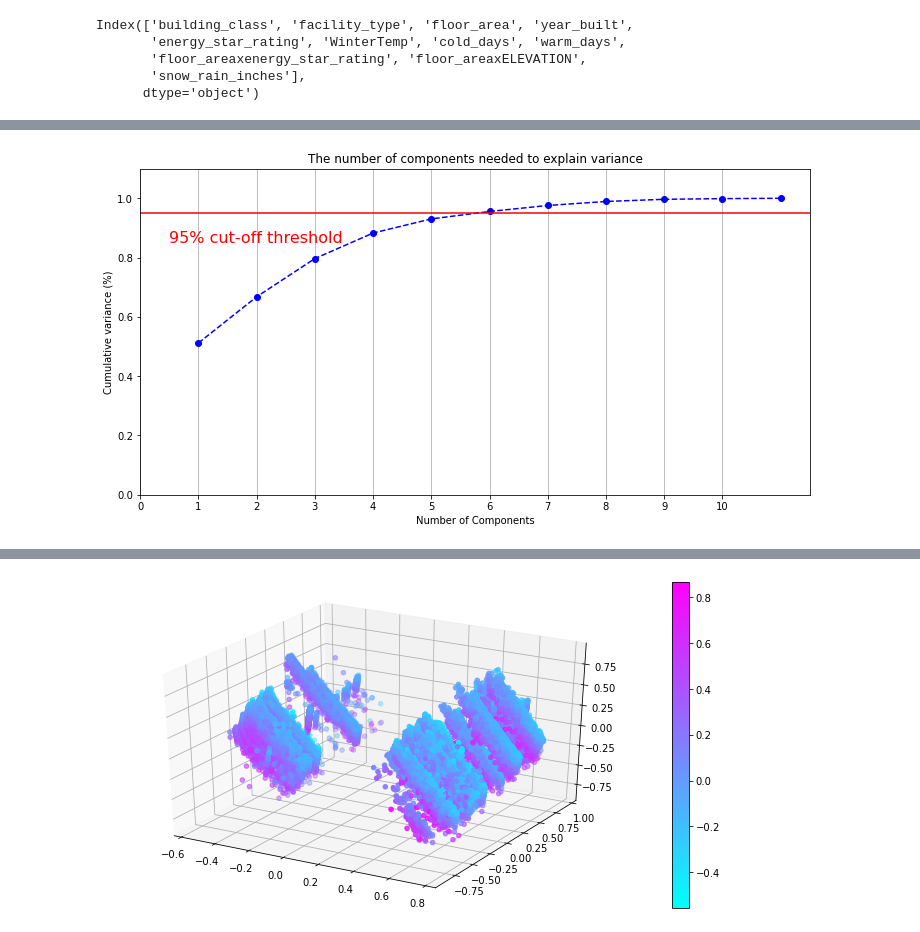
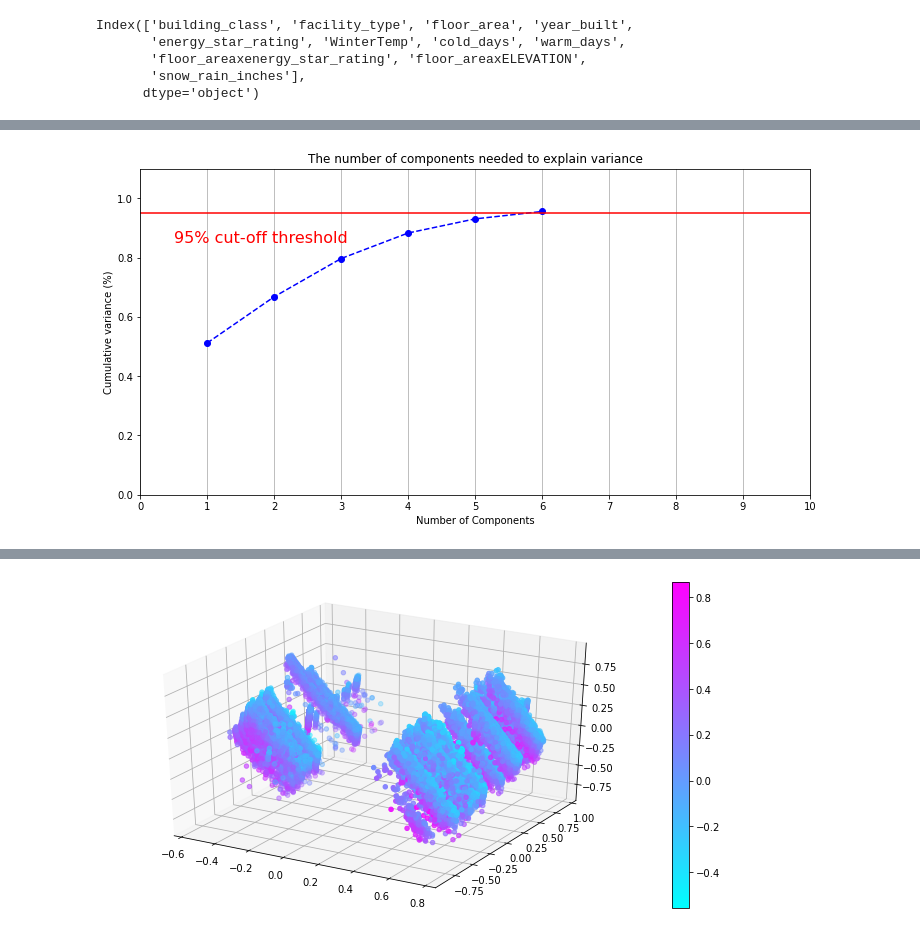
Before and after one commit to aishcn/Predicting-Building-Energy-Consumption, a Jupyter notebook: Main_Code/2. Feature Selection & Transformations.ipynb, the cells around one changed output, grey strips where cells are left out. Cells and saved outputs as stored; diff of their text form; code cells hidden in the pictures.

```diff
--- a/Main_Code/2. Feature Selection & Transformations.ipynb
+++ b/Main_Code/2. Feature Selection & Transformations.ipynb
@@ -25,7 +27,7 @@ from mpl_toolkits.mplot3d import Axes3D
 import warnings
 warnings.filterwarnings('ignore')
 # %%
-df = pd.read_csv('data/eda_1.csv')
+df = pd.read_csv('data/1_eda.csv')
 # %% [markdown]
 ### 2.1. Feature Importance Using Random Forest
 # %%
@@ -403,29 +402,27 @@ pca = PCA(n_components = 0.95)
 pca.fit(data_rescaled)
 reduced = pca.transform(data_rescaled)
 # %%
-pca = PCA().fit(data_rescaled)
-
 plt.rcParams["figure.figsize"] = (12,6)
 
 fig, ax = plt.subplots()
-xi = np.arange(1, 12, step=1)
+xi = np.arange(1, 7, step=1)
 y = np.cumsum(pca.explained_variance_ratio_)
 
 plt.ylim(0.0,1.1)
 plt.plot(xi, y, marker='o', linestyle='--', color='b')
 
 plt.xlabel('Number of Components')
 plt.xticks(np.arange(0, 11, step=1))
 plt.ylabel('Cumulative variance (%)')
 plt.title('The number of components needed to explain variance')
 
 plt.axhline(y=0.95, color='r', linestyle='-')
 plt.text(0.5, 0.85, '95% cut-off threshold', color = 'red', fontsize=16)
 
 ax.grid(axis='x')
 plt.show()
 # %% [output]
-[figure, old version]
+[figure, new version]
 # %%
 plt.figure(figsize=(8,6))
 plt.scatter(reduced[:,0],reduced[:,1], c=df_t['site_eui'])
```
Also changed, not shown: parts of 7 cells of this notebook, 26 other files.
